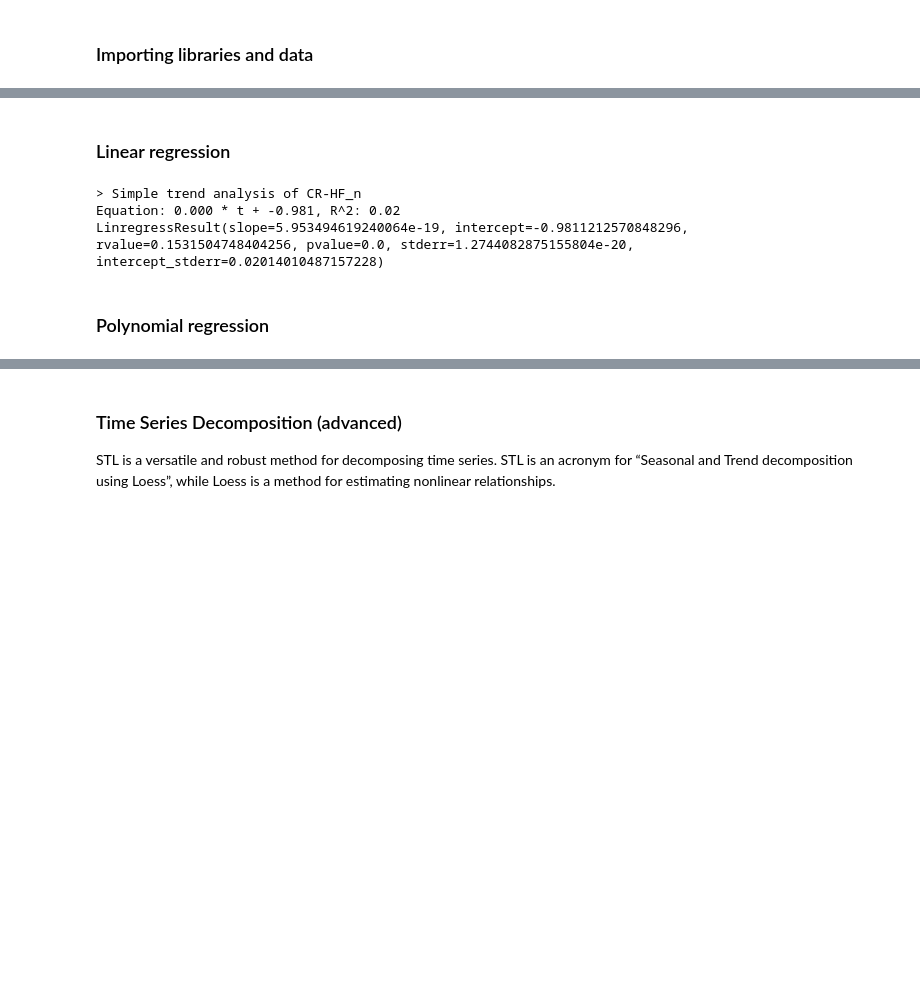
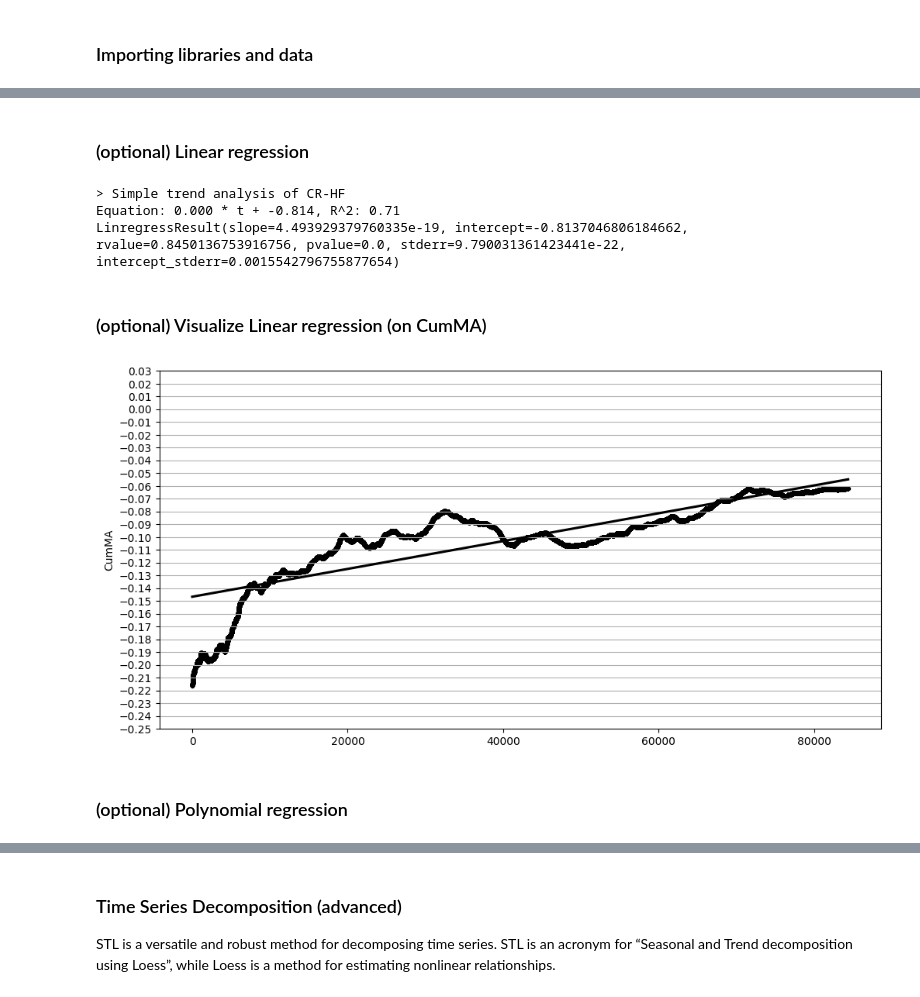
Before and after one commit to anemac1/BA_code, a Jupyter notebook: 41_analyse_trend+seasonality.ipynb, the cells around one changed output, grey strips where cells are left out. Cells and saved outputs as stored; diff of their text form; code cells hidden in the pictures; blank space fills up the shorter version.

```diff
--- a/41_analyse_trend+seasonality.ipynb
+++ b/41_analyse_trend+seasonality.ipynb
@@ -178,26 +177,41 @@ df_short[[sma, 'CMA', ewma, ewma2, ewma3]].plot(title=title)
 # %% [markdown]
-### Linear regression
+### (optional) Linear regression
 # %%
-#-------------------- Simple trend
+# Simple (linear) trend
 from scipy.stats import linregress
 
-#linregress cannot work with dates, therefore the timestamp "number" is used
+# linregress cannot work with dates, therefore the timestamp "number" is used
+x = pd.to_numeric(df['OA_time'].iloc[6480:,])
 #x = np.arange(0,len(df)) #create simple number index artificially
-x = pd.to_numeric(df['OA_time'])
-#x = df['GA_time']#.resample("30min").mean()
+#x = df['OA_time']#.resample("30min").mean()
 
 df[df.iloc[:, c].name] = pd.to_numeric(df.iloc[:, c])
-y = df[df.iloc[:, c].name]#.resample("30min").mean() #.round(3) "3T" T=mins
+y = df_short[cma].iloc[6480:,] #df[df.iloc[:, c].name]#.resample("30min").mean() #.round(3) "3T" T=mins
 
 print(f'> Simple trend analysis of '+cn)
 res = linregress(x, y)
 print(f'Equation: {res[0]:.3f} * t + {res[1]:.3f}, R^2: {res[2] ** 2:.2f} ')
 print(res)
-# example LinregressResult(slope=4.32, intercept=13.274, rvalue=0.804, pvalue=0.0007, stderr=0.90, intercept_stderr=7.70)
 # %% [output]
-> Simple trend analysis of CR-HF_n
-Equation: 0.000 * t + -0.981, R^2: 0.02
-LinregressResult(slope=5.953494619240064e-19, intercept=-0.9811212570848296, rvalue=0.1531504748404256, pvalue=0.0, stderr=1.2744082875155804e-20, intercept_stderr=0.02014010487157228)
+> Simple trend analysis of CR-HF
+Equation: 0.000 * t + -0.814, R^2: 0.71
+LinregressResult(slope=4.493929379760335e-19, intercept=-0.8137046806184662, rvalue=0.8450136753916756, pvalue=0.0, stderr=9.790031361423441e-22, intercept_stderr=0.0015542796755877654)
+# %% [markdown]
+### (optional) Visualize Linear regression (on CumMA)
+# %%
+import numpy as np
+x = np.linspace(0,84384,84384)
+sns.regplot(data = df_short,
+            x = x,
+            y = y,
+            color = 'black',
+            #y_jitter = 0.001,
+            marker = '.',
+            ci = 99.99);
+plt.yticks(np.arange(-.25, .03, step=0.01), minor=False);
+plt.grid(axis='y')
+# %% [output]
+[figure, added]
 # %% [markdown]
-### Polynomial regression
+### (optional) Polynomial regression
 # %%
```
Also changed, not shown: parts of 40 cells of this notebook, 8 other files.
